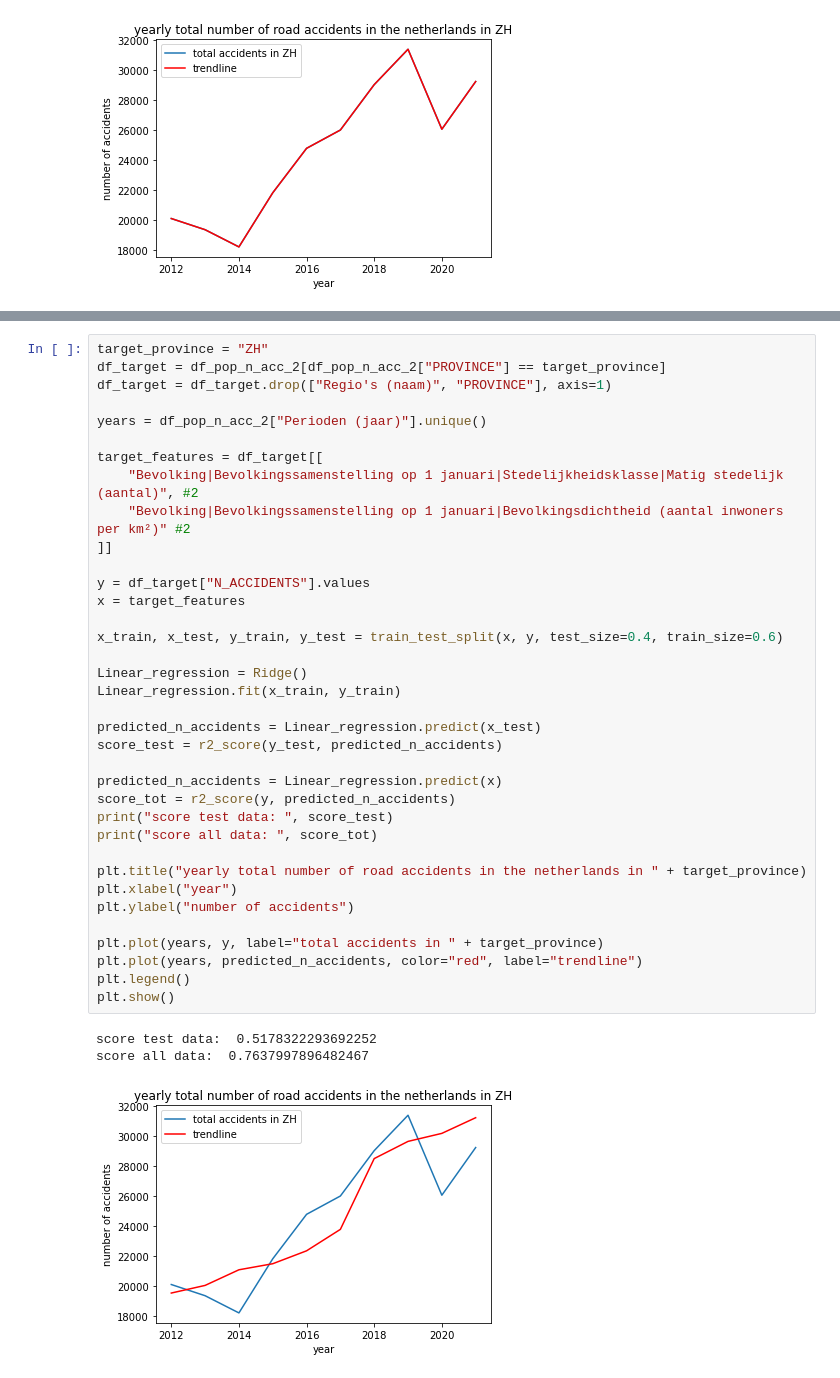
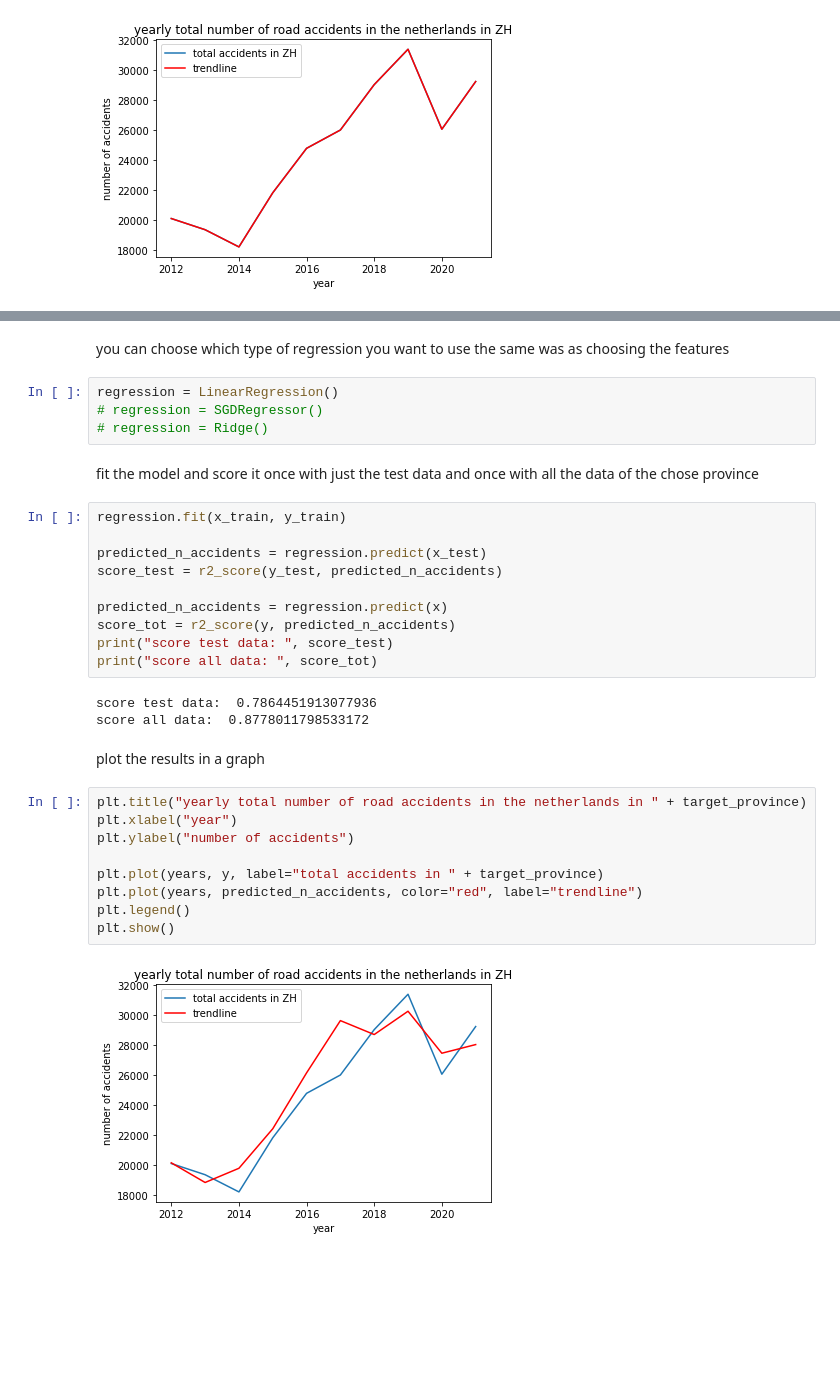
Before and after one commit to stefan1234567891011/AI_personal_project, a Jupyter notebook: code/clean.ipynb, the cells around one changed output, grey strips where cells are left out. Cells and saved outputs as stored; diff of their text form; blank space fills up the shorter version.

Commit message:
update clean and data

```diff
--- a/code/clean.ipynb
+++ b/code/clean.ipynb
@@ -2008,40 +1114,34 @@ score all data:  0.6824447701563817
+# %% [markdown]
+you can choose which type of regression you want to use the same was as choosing the features
+# %%
+regression = LinearRegression()
+# regression = SGDRegressor()
+# regression = Ridge()
+# %% [markdown]
+fit the model and score it once with just the test data and once with all the data of the chose province
+# %%
+regression.fit(x_train, y_train)
+
+predicted_n_accidents = regression.predict(x_test)
+score_test = r2_score(y_test, predicted_n_accidents)
+
+predicted_n_accidents = regression.predict(x)
+score_tot = r2_score(y, predicted_n_accidents)
+print("score test data: ", score_test)
+print("score all data: ", score_tot)
+# %% [output]
+score test data:  0.7864451913077936
+score all data:  0.8778011798533172
+# %% [markdown]
+plot the results in a graph
 # %%
-target_province = "ZH"
-df_target = df_pop_n_acc_2[df_pop_n_acc_2["PROVINCE"] == target_province]
-df_target = df_target.drop(["Regio's (naam)", "PROVINCE"], axis=1)
-
-years = df_pop_n_acc_2["Perioden (jaar)"].unique()
-
-target_features = df_target[[
-    "Bevolking|Bevolkingssamenstelling op 1 januari|Stedelijkheidsklasse|Matig stedelijk (aantal)", #2
-    "Bevolking|Bevolkingssamenstelling op 1 januari|Bevolkingsdichtheid (aantal inwoners per km²)" #2
-]]
-
-y = df_target["N_ACCIDENTS"].values
-x = target_features
-
-x_train, x_test, y_train, y_test = train_test_split(x, y, test_size=0.4, train_size=0.6)
-
-Linear_regression = Ridge()
-Linear_regression.fit(x_train, y_train)
-
-predicted_n_accidents = Linear_regression.predict(x_test)
-score_test = r2_score(y_test, predicted_n_accidents)
-
-predicted_n_accidents = Linear_regression.predict(x)
-score_tot = r2_score(y, predicted_n_accidents)
-print("score test data: ", score_test)
-print("score all data: ", score_tot)
-
 plt.title("yearly total number of road accidents in the netherlands in " + target_province)
 plt.xlabel("year")
 plt.ylabel("number of accidents")
 
 plt.plot(years, y, label="total accidents in " + target_province)
 plt.plot(years, predicted_n_accidents, color="red", label="trendline")
 plt.legend()
 plt.show()
 # %% [output]
-score test data:  0.5178322293692252
-score all data:  0.7637997896482467
-[figure, old version]
+[figure, new version]
```
Also changed, not shown: parts of 127 cells of this notebook, 1 other file.
